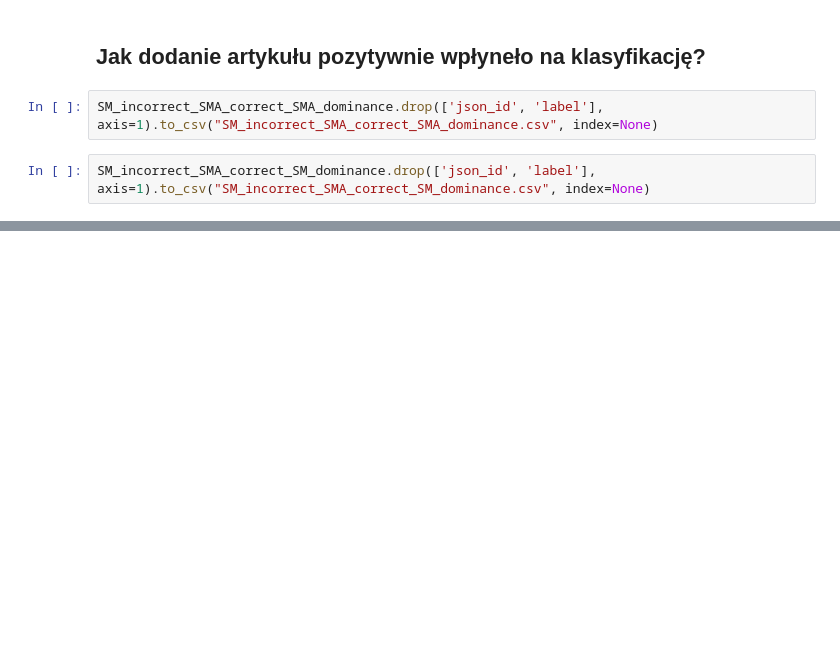
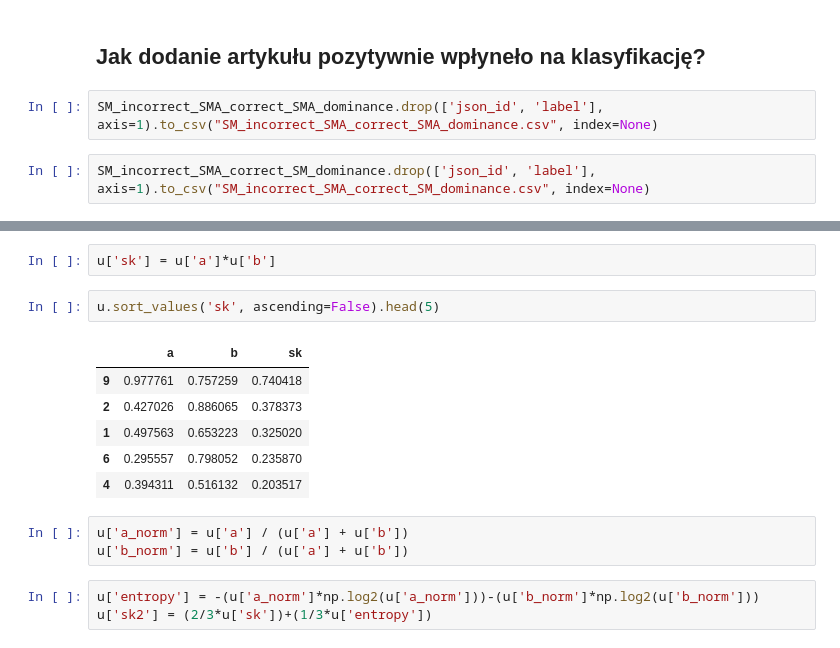
Before and after one commit to jegor377/thesis_classifier, a Jupyter notebook: SM vs SMA comparison.ipynb, the cells around one changed output, grey strips where cells are left out. Saved outputs shown, nothing was run; the diff lists cells and outputs as text; blank space fills up the shorter version.

```diff
--- a/SM vs SMA comparison.ipynb
+++ b/SM vs SMA comparison.ipynb
@@ -106,0 +176,17 @@ SM_incorrect_SMA_correct_SM_dominance.drop(['json_id', 'label'], axis=1).to_csv(
+# %%
+u['sk'] = u['a']*u['b']
+# %%
+u.sort_values('sk', ascending=False).head(5)
+# %% [output]
+|  | a | b | sk |
+| 9 | 0.977761 | 0.757259 | 0.740418 |
+| 2 | 0.427026 | 0.886065 | 0.378373 |
+| 1 | 0.497563 | 0.653223 | 0.325020 |
+| 6 | 0.295557 | 0.798052 | 0.235870 |
+| 4 | 0.394311 | 0.516132 | 0.203517 |
+# %%
+u['a_norm'] = u['a'] / (u['a'] + u['b'])
+u['b_norm'] = u['b'] / (u['a'] + u['b'])
+# %%
+u['entropy'] = -(u['a_norm']*np.log2(u['a_norm']))-(u['b_norm']*np.log2(u['b_norm']))
+u['sk2'] = (2/3*u['sk'])+(1/3*u['entropy'])
```
Also changed, not shown: parts of 21 cells of this notebook, 7 other files.
